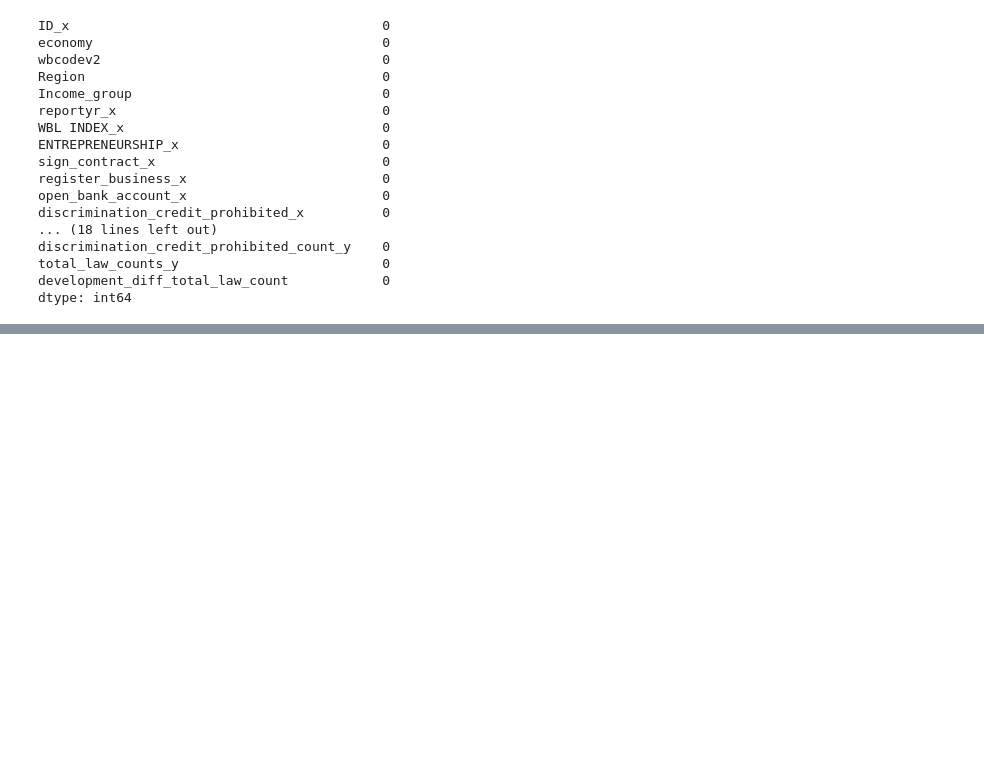
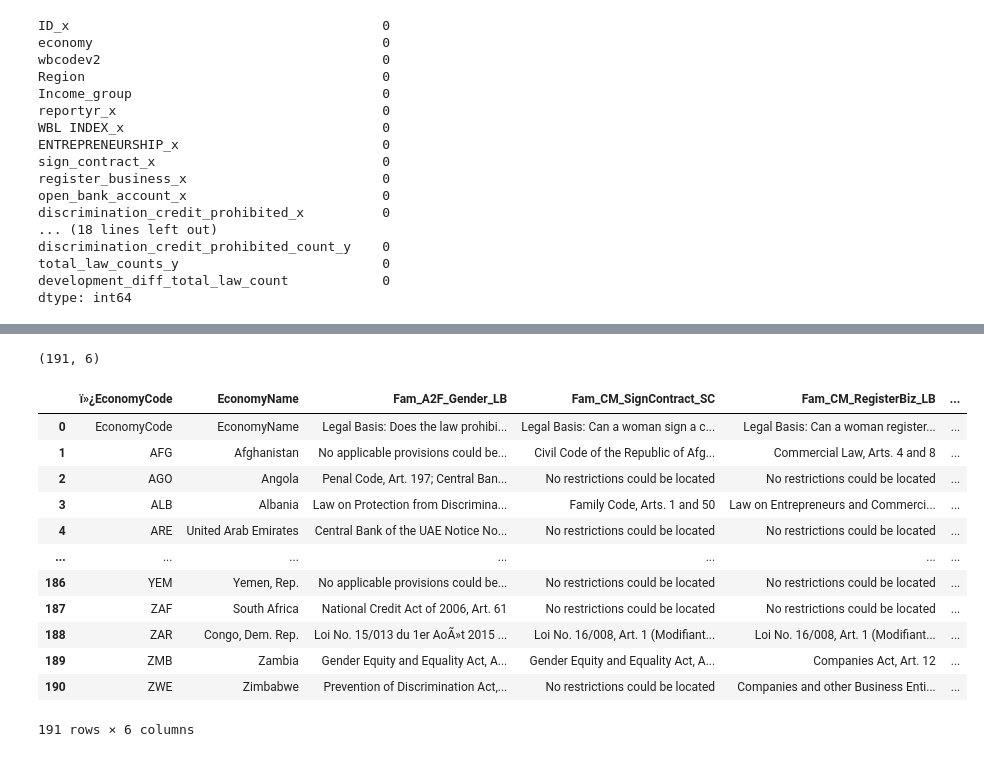
Before and after one commit to AnnikaBock65/Female_Entrepreneurship, a Jupyter notebook: notebooks/Final_notebook_Law.ipynb, the cells around one changed output, grey strips where cells are left out. Cells and saved outputs as stored; diff of their text form; code cells hidden in the pictures; blank space fills up the shorter version.

```diff
--- a/notebooks/Final_notebook_Law.ipynb
+++ b/notebooks/Final_notebook_Law.ipynb
@@ -1437,0 +1463,21 @@ merge_72_21.to_csv('diff_law_count_72_21.csv')
+# %%
+Law_data = pd.read_csv('../data/Legal_Basis_python.csv', engine='python')
+Law_data.shape
+# %% [output]
+(191, 6)
+# %%
+Law_data
+# %% [output]
+|  | ï»¿EconomyCode | EconomyName | Fam_A2F_Gender_LB | Fam_CM_SignContract_SC | Fam_CM_RegisterBiz_LB | ... |
+| 0 | EconomyCode | EconomyName | Legal Basis: Does the law prohibi... | Legal Basis: Can a woman sign a c... | Legal Basis: Can a woman register... | ... |
+| 1 | AFG | Afghanistan | No applicable provisions could be... | Civil Code of the Republic of Afg... | Commercial Law, Arts. 4 and 8 | ... |
+| 2 | AGO | Angola | Penal Code, Art. 197; Central Ban... | No restrictions could be located | No restrictions could be located | ... |
+| 3 | ALB | Albania | Law on Protection from Discrimina... | Family Code, Arts. 1 and 50 | Law on Entrepreneurs and Commerci... | ... |
+| 4 | ARE | United Arab Emirates | Central Bank of the UAE Notice No... | No restrictions could be located | No restrictions could be located | ... |
+| ... | ... | ... | ... | ... | ... | ... |
+| 186 | YEM | Yemen, Rep. | No applicable provisions could be... | No restrictions could be located | No restrictions could be located | ... |
+| 187 | ZAF | South Africa | National Credit Act of 2006, Art. 61 | No restrictions could be located | No restrictions could be located | ... |
+| 188 | ZAR | Congo, Dem. Rep. | Loi No. 15/013 du 1er AoÃ»t 2015 ... | Loi No. 16/008, Art. 1 (Modifiant... | Loi No. 16/008, Art. 1 (Modifiant... | ... |
+| 189 | ZMB | Zambia | Gender Equity and Equality Act, A... | Gender Equity and Equality Act, A... | Companies Act, Art. 12 | ... |
+| 190 | ZWE | Zimbabwe | Prevention of Discrimination Act,... | No restrictions could be located | Companies and other Business Enti... | ... |
+191 rows × 6 columns
```
Also changed, not shown: parts of 11 cells of this notebook, 1 other file.
